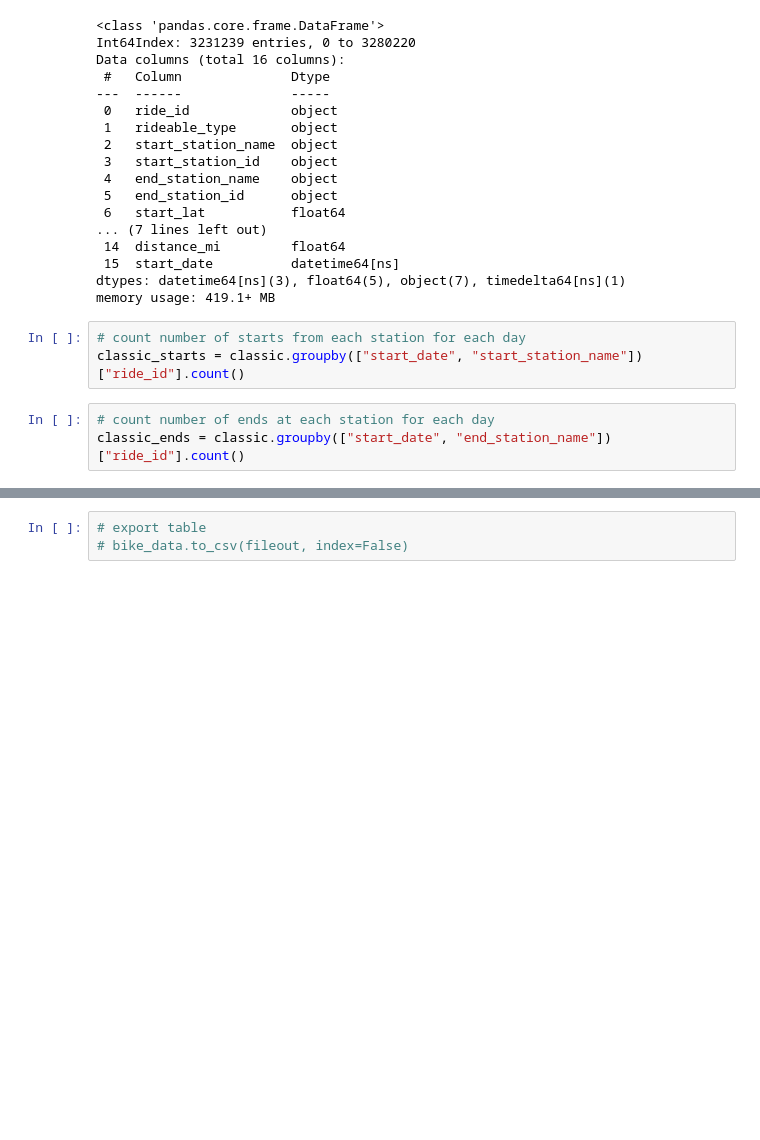
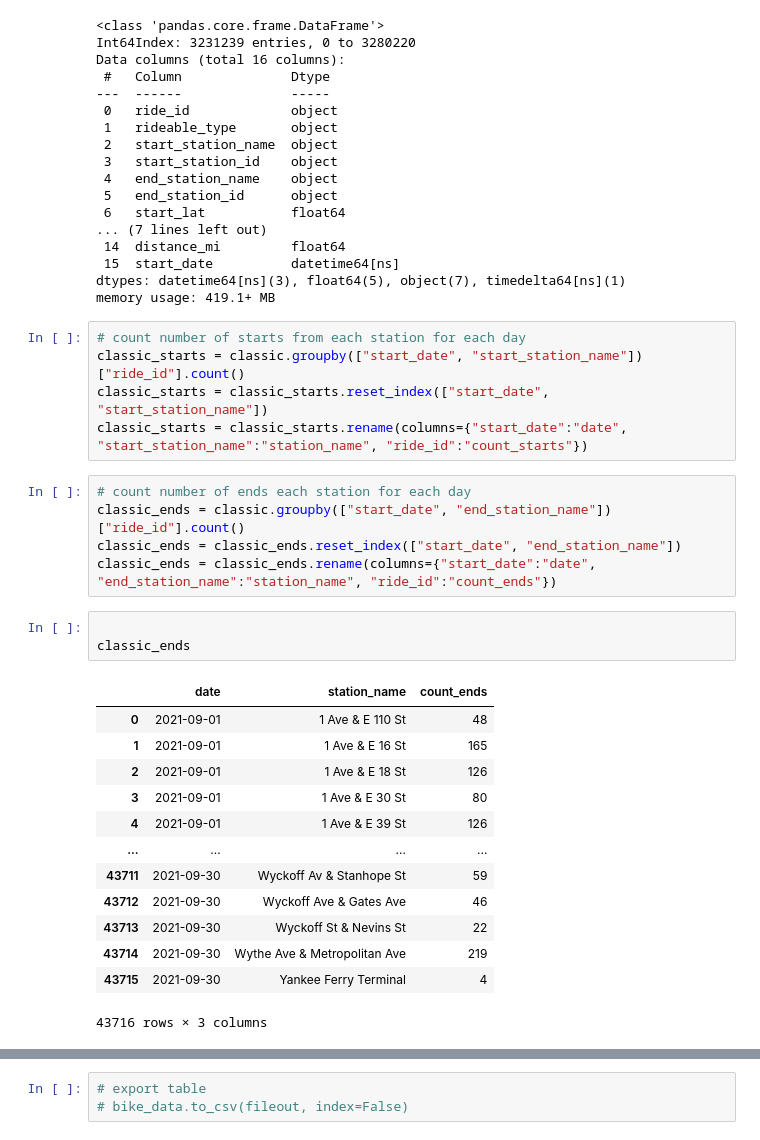
Before and after one commit to KatherineH-cls/Tableau-challenge, a Jupyter notebook: citibike/Analysis/citibike_cleandata.ipynb, the cells around one changed output, grey strips where cells are left out. Drawn from its saved outputs; the diff is of its cells as text; blank space fills up the shorter version.

```diff
--- a/citibike/Analysis/citibike_cleandata.ipynb
+++ b/citibike/Analysis/citibike_cleandata.ipynb
@@ -235,6 +235,27 @@ memory usage: 419.1+ MB
 # %%
 # count number of starts from each station for each day
 classic_starts = classic.groupby(["start_date", "start_station_name"])["ride_id"].count()
+classic_starts = classic_starts.reset_index(["start_date", "start_station_name"])
+classic_starts = classic_starts.rename(columns={"start_date":"date", "start_station_name":"station_name", "ride_id":"count_starts"})
 # %%
-# count number of ends at each station for each day
+# count number of ends each station for each day
 classic_ends = classic.groupby(["start_date", "end_station_name"])["ride_id"].count()
+classic_ends = classic_ends.reset_index(["start_date", "end_station_name"])
+classic_ends = classic_ends.rename(columns={"start_date":"date", "end_station_name":"station_name", "ride_id":"count_ends"})
+# %%
+
+classic_ends
+# %% [output]
+|  | date | station_name | count_ends |
+| 0 | 2021-09-01 | 1 Ave & E 110 St | 48 |
+| 1 | 2021-09-01 | 1 Ave & E 16 St | 165 |
+| 2 | 2021-09-01 | 1 Ave & E 18 St | 126 |
+| 3 | 2021-09-01 | 1 Ave & E 30 St | 80 |
+| 4 | 2021-09-01 | 1 Ave & E 39 St | 126 |
+| ... | ... | ... | ... |
+| 43711 | 2021-09-30 | Wyckoff Av & Stanhope St | 59 |
+| 43712 | 2021-09-30 | Wyckoff Ave & Gates Ave | 46 |
+| 43713 | 2021-09-30 | Wyckoff St & Nevins St | 22 |
+| 43714 | 2021-09-30 | Wythe Ave & Metropolitan Ave | 219 |
+| 43715 | 2021-09-30 | Yankee Ferry Terminal | 4 |
+43716 rows × 3 columns
```
Also changed, not shown: parts of 2 cells of this notebook.
